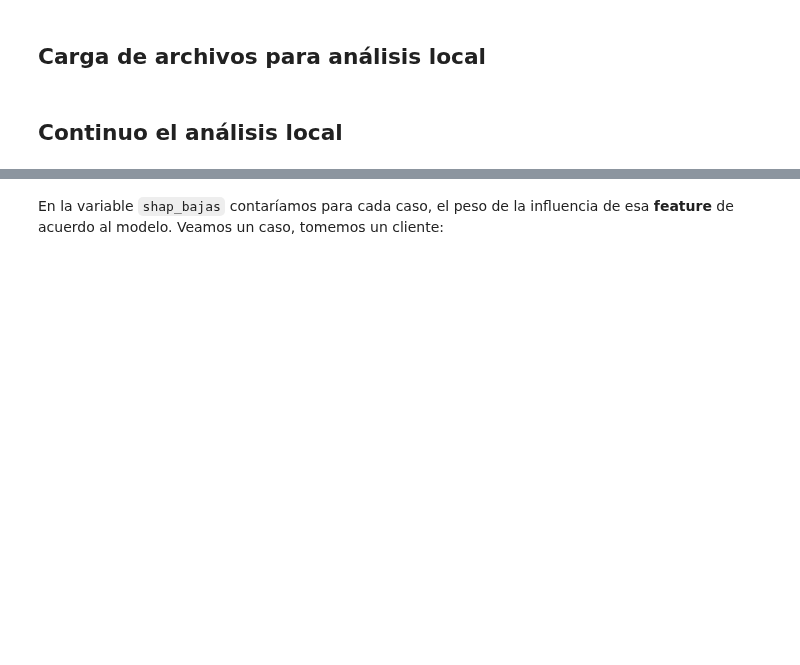
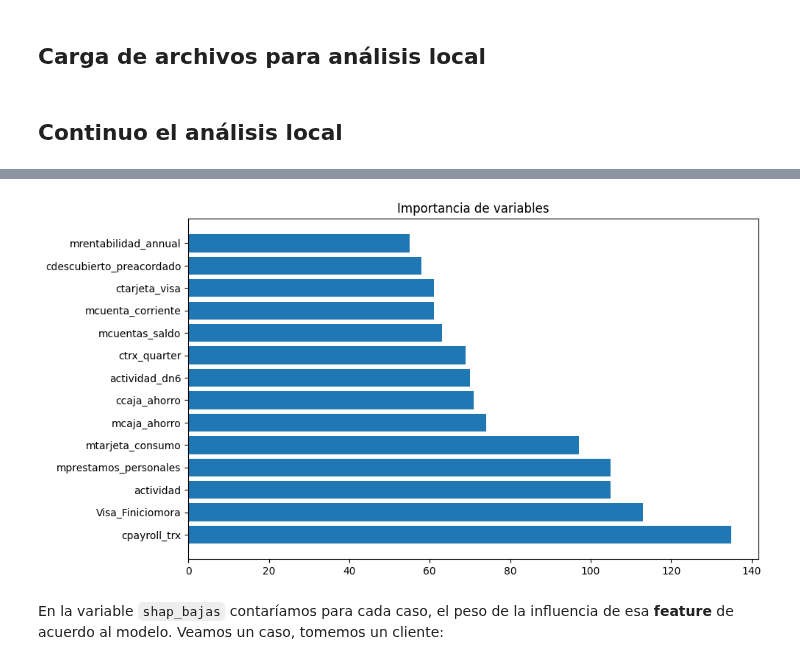
Before and after one commit to bettachini/dmeyf2023, a Jupyter notebook: zweite/801_local.ipynb, the cells around one changed output, grey strips where cells are left out. Saved outputs shown, nothing was run; the diff lists cells and outputs as text; code cells hidden in the pictures; blank space fills up the shorter version.

```diff
--- a/zweite/801_local.ipynb
+++ b/zweite/801_local.ipynb
@@ -76,3 +79,11 @@ lgbm_importancia
+# %%
+# barplot de importancia de variables
+plt.figure(figsize=(10, 6))
+plt.title("Importancia de variables")
+ax = plt.barh(lgbm_importancia[1:15].Features, lgbm_importancia[1:15].Importances)
+plt.show()
+# %% [output]
+[figure, added]
 # %% [markdown]
 En la variable `shap_bajas` contaríamos para cada caso, el peso de la influencia de esa **feature** de acuerdo al modelo. Veamos un caso, tomemos un cliente:
 # %%
```
Also changed, not shown: parts of 3 cells of this notebook, 4 other files.
